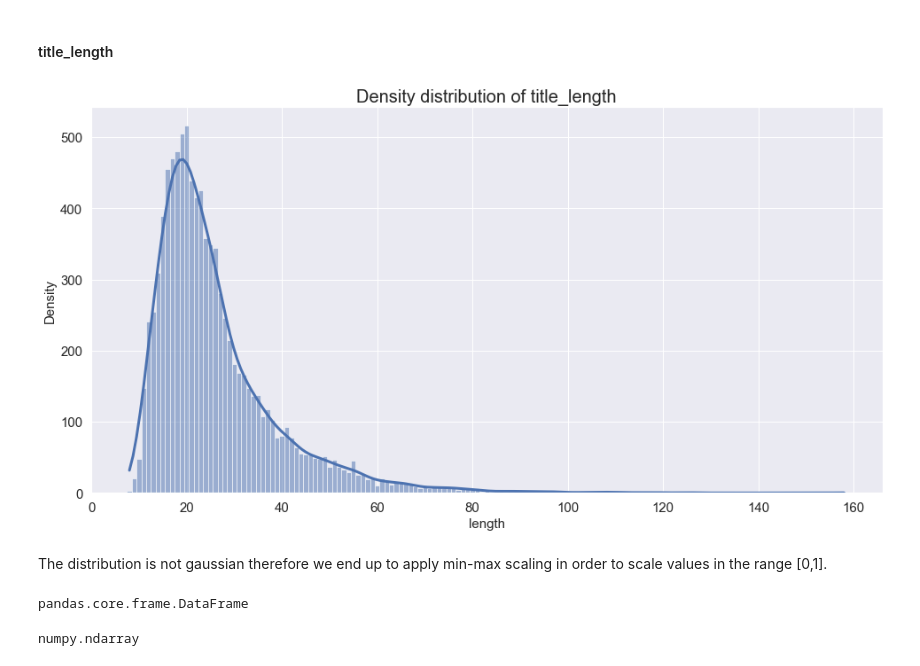
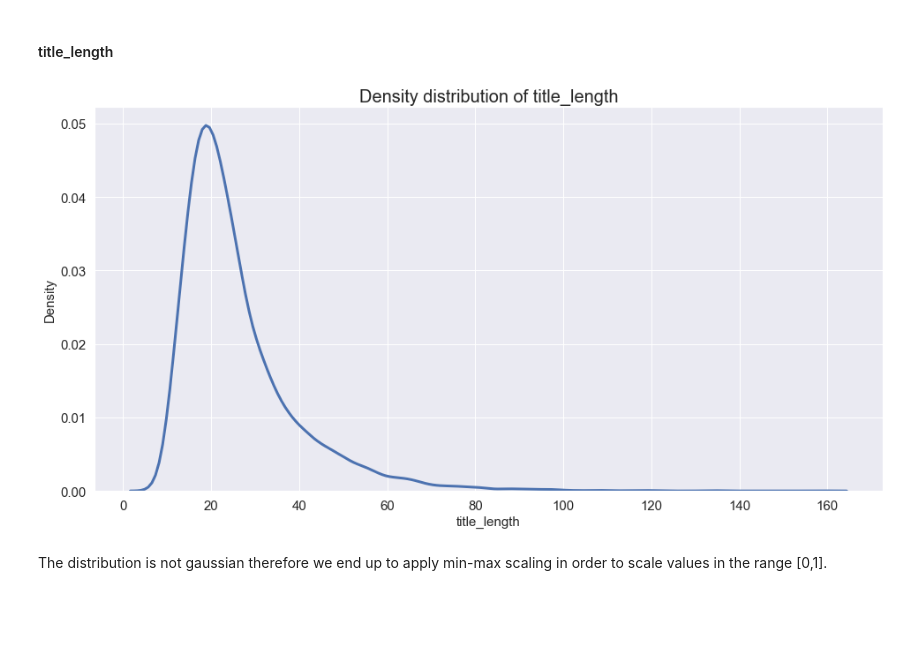
Before and after one commit to prushh/movie-lens-mlp, a Jupyter notebook: notebooks/1.4-data-trasformation-evaluation.ipynb, the cells around one changed output. Cells and saved outputs as stored; diff of their text form; code cells hidden in the pictures; blank space fills up the shorter version.

```diff
--- a/notebooks/1.4-data-trasformation-evaluation.ipynb
+++ b/notebooks/1.4-data-trasformation-evaluation.ipynb
@@ -19,3 +21,4 @@ from src.visualization.visualize import histplot
 # %%
 ROOT_DIR = os.path.join(os.getcwd(), '..')
 PROCESSED_DIR = os.path.join(ROOT_DIR, DATA_DIR, 'processed')
+PLOT_DIR = os.path.join(ROOT_DIR, FIGURE_DIR)
@@ -71,14 +76,12 @@ As we have seen during the lectures, we have to see the distribution of each var
 # %% [markdown]
 #### title_length
 # %%
-histplot(train_data['title_length'],
-         title='Density distribution of title_length',
-         xlabel='length',
-         ylabel='Density',
-         discrete=True,
-         kde=True)
+kdeplot(train_data['title_length'],
+        title='Density distribution of title_length',
+        xlabel='title_length',
+        ylabel='Density', filename=os.path.join(PLOT_DIR, 'original_title_len.png'))
 # %% [output]
-[figure, old version]
+[figure, new version]
 # %% [markdown]
 The distribution is not gaussian therefore we end up to apply min-max scaling in order to scale values in the range [0,1].
 # %%
@@ -86,9 +90 @@ train_data_minmax,val_data_minmax,test_data_minmax=min_max_scaling(train_data,va
-# %%
-type(train_data)
-# %% [output]
-pandas.core.frame.DataFrame
-# %%
-type(train_data_minmax)
-# %% [output]
-numpy.ndarray
 # %%
```
Also changed, not shown: parts of 30 cells of this notebook, 2 other files.
